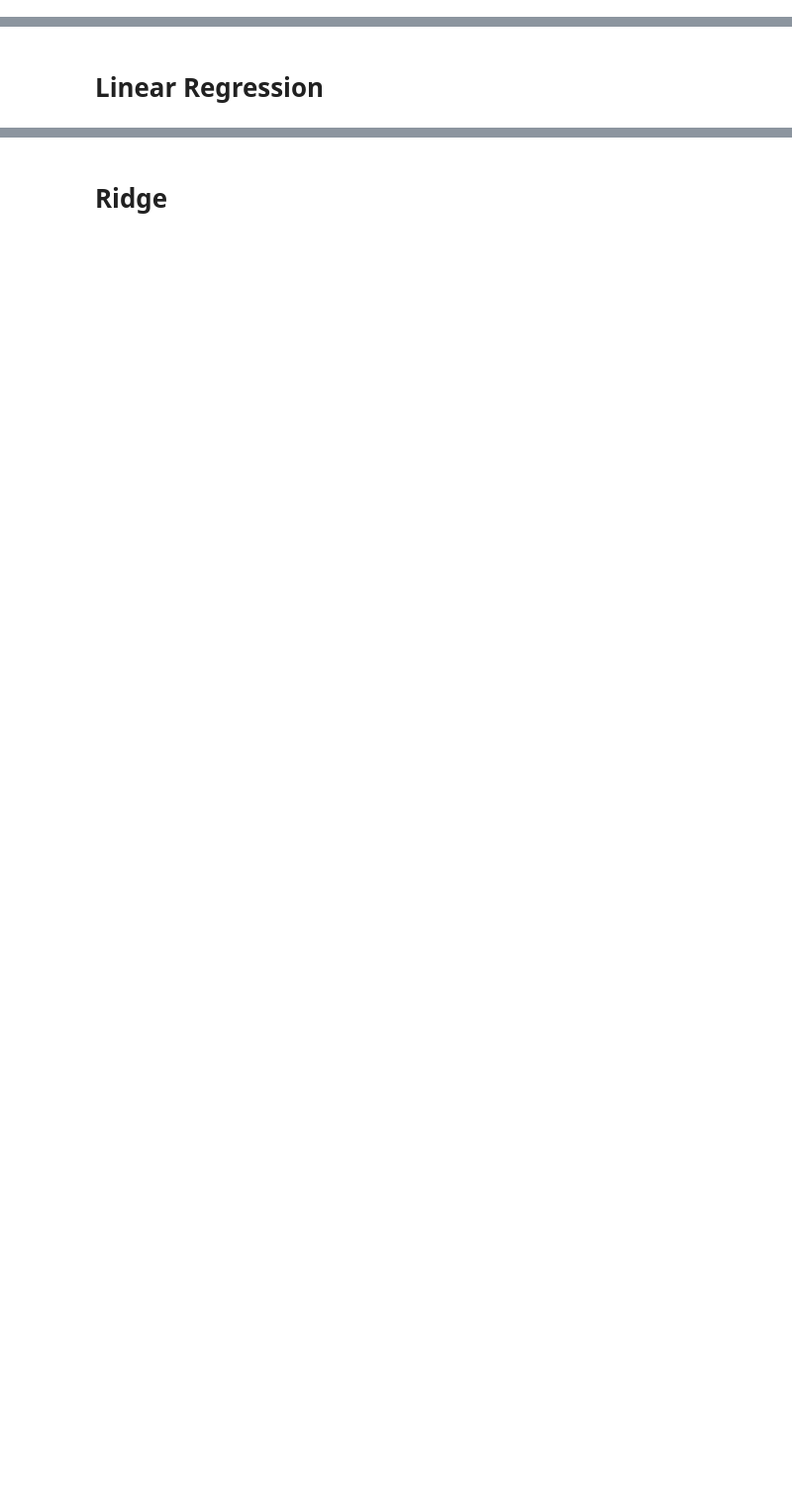
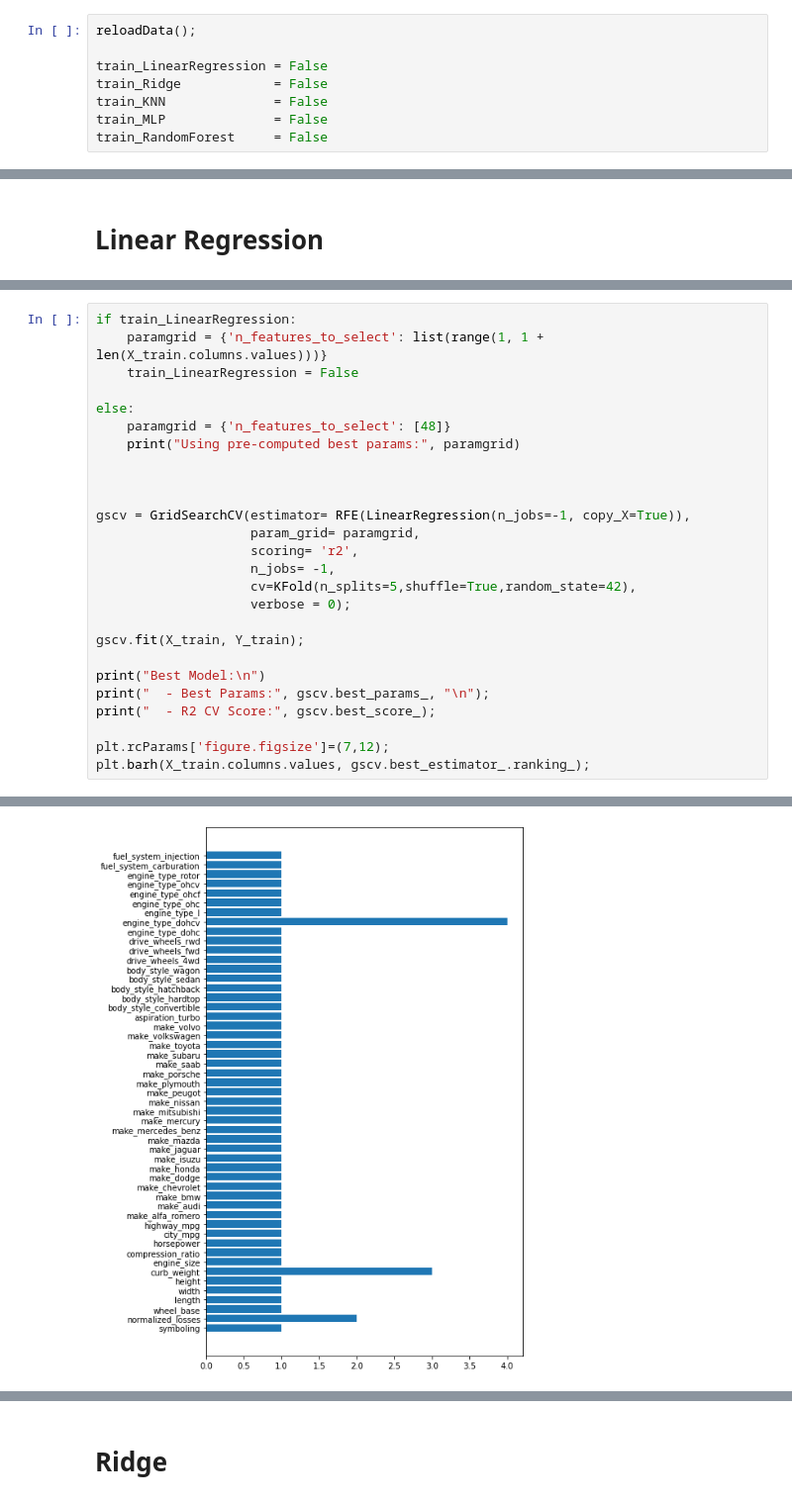
Before and after one commit to foster99/APA-FIB, a Jupyter notebook: Training.ipynb, the cells around one changed output, grey strips where cells are left out. Shown: that part at 99% size. Drawn from its saved outputs; the diff is of its cells as text; blank space fills up the shorter version.

```diff
--- a/Training.ipynb
+++ b/Training.ipynb
@@ -33,3 +39,11 @@ Y_test  = pd.read_pickle('dataset/Automobile-processed-Y_test.pkl.bz2', compress
+# %%
+reloadData();
+
+train_LinearRegression = False
+train_Ridge            = False
+train_KNN              = False
+train_MLP              = False
+train_RandomForest     = False
 # %% [markdown]
 # Auxiliar Functions
 # %%
@@ -81,0 +156,27 @@ def evalModelWithKFold(modelito, myX, myY, myK):
+# %%
+if train_LinearRegression:
+    paramgrid = {'n_features_to_select': list(range(1, 1 + len(X_train.columns.values)))}
+    train_LinearRegression = False
+
+else:
+    paramgrid = {'n_features_to_select': [48]}
+    print("Using pre-computed best params:", paramgrid)
+
+
+
+gscv = GridSearchCV(estimator= RFE(LinearRegression(n_jobs=-1, copy_X=True)),
+                    param_grid= paramgrid,
+                    scoring= 'r2',
+                    n_jobs= -1,
+                    cv=KFold(n_splits=5,shuffle=True,random_state=42),
+                    verbose = 0);
+
+gscv.fit(X_train, Y_train);
+
+print("Best Model:\n")
+print("  - Best Params:", gscv.best_params_, "\n");
+print("  - R2 CV Score:", gscv.best_score_);
+
+plt.rcParams['figure.figsize']=(7,12);
+plt.barh(X_train.columns.values, gscv.best_estimator_.ranking_);
+# %% [output]
@@ -81,0 +189 @@ def evalModelWithKFold(modelito, myX, myY, myK):
+[figure, added]
```
Also changed, not shown: parts of 44 cells of this notebook, 32 other files.
